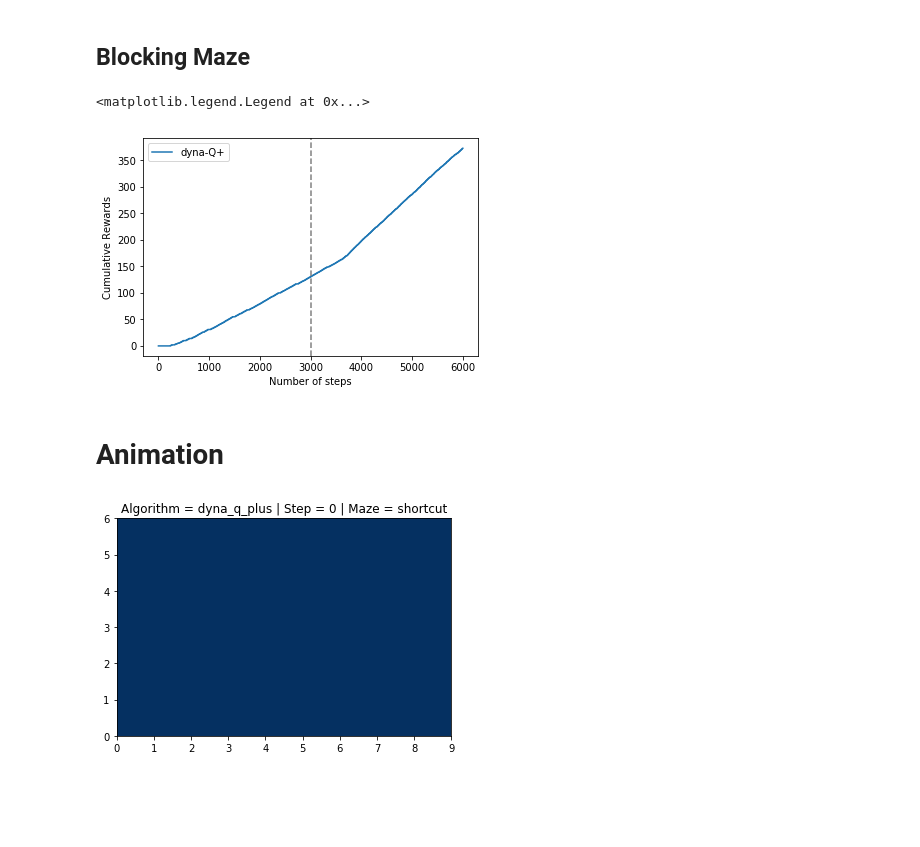
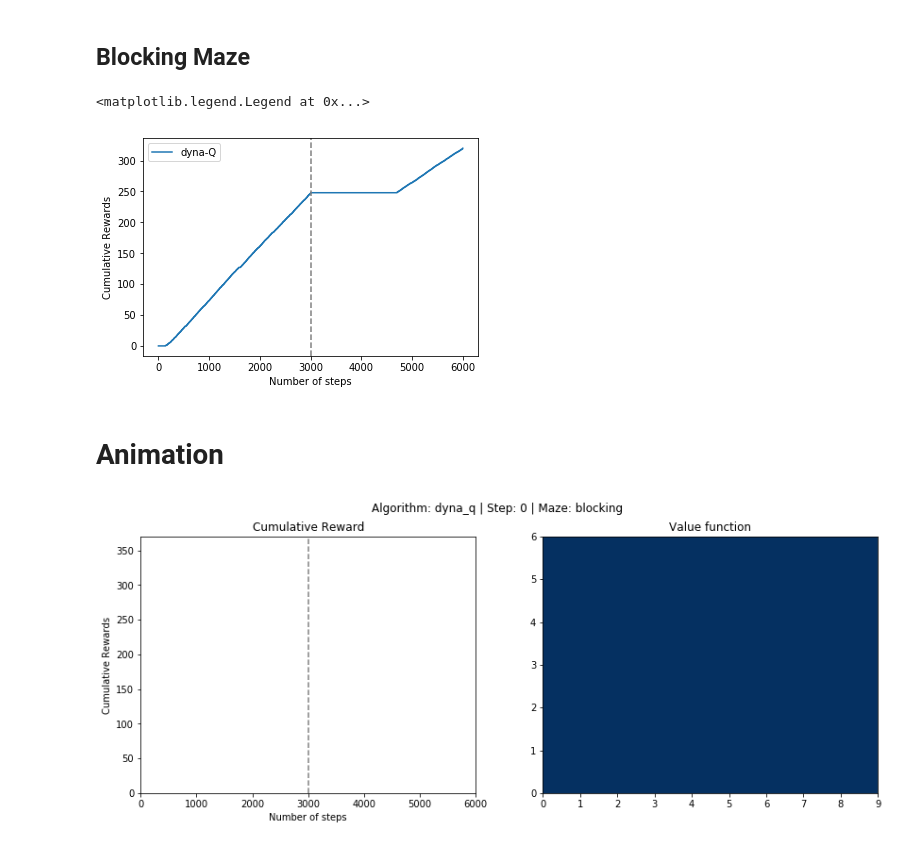
Before and after one commit to rllabmcgill/planning-temporal-abstraction-dynaqties, a Jupyter notebook: animation_test.ipynb, the cells around one changed output. Cells and saved outputs as stored; diff of their text form; code cells hidden in the pictures; blank space fills up the shorter version.

Commit message:
finalized animation including cum rewards

```diff
--- a/animation_test.ipynb
+++ b/animation_test.ipynb
@@ -44,50 +44,54 @@ def init_default_config():
 # %% [markdown]
 ## Blocking Maze
 # %%
-# # Dyna-Q
+# Dyna-Q
+config = init_default_config()
+config['arch'] = 'dyna_q'
+config['maze_type'] = 'blocking'
+result_q = dyna_main.run_experiment(config)
+
+cum_reward = 0
+cum_reward_lst_q = []
+for step in range(len(result_q)):
+    cum_reward += result_q[step]['experience']['R']
+    cum_reward_lst_q.append(cum_reward)
+
+# # Dyna-Q+
 # config = init_default_config()
-# config['arch'] = 'dyna_q'
-# config['maze_type'] = 'shortcut'
-# result_q = dyna_main.run_experiment(config)
+# config['arch'] = 'dyna_q_plus'
+# config['maze_type'] = 'blocking'
+# result_qplus = dyna_main.run_experiment(config)
 
 # cum_reward = 0
-# cum_reward_lst_q = []
-# for step in range(len(result_q)):
-#     cum_reward += result_q[step]['experience']['R']
-#     cum_reward_lst_q.append(cum_reward)
-
-# Dyna-Q+
-config = init_default_config()
-config['arch'] = 'dyna_q_plus'
-config['maze_type'] = 'shortcut'
-result_qplus = dyna_main.run_experiment(config)
-
-cum_reward = 0
-cum_reward_lst_qplus = []
-for step in range(len(result_qplus)):
-    cum_reward += result_qplus[step]['experience']['R']
-    cum_reward_lst_qplus.append(cum_reward)
+# cum_reward_lst_qplus = []
+# for step in range(len(result_qplus)):
+#     cum_reward += result_qplus[step]['experience']['R']
+#     cum_reward_lst_qplus.append(cum_reward)
 
 # Plotting cummulative rewards for the two algorithms
 plt.ylabel('Cumulative Rewards')
 plt.xlabel('Number of steps')
-# plt.plot(cum_reward_lst_q, label='dyna-Q')
-plt.plot(cum_reward_lst_qplus, label='dyna-Q+')
+plt.plot(cum_reward_lst_q, label='dyna-Q')
+# plt.plot(cum_reward_lst_qplus, label='dyna-Q+')
 plt.axvline(x=config['switch_maze_at_step'], color='grey', linestyle='--')
 plt.legend()
 # %% [output]
 <matplotlib.legend.Legend at 0x...>
-[figure, old version]
+[figure, new version]
 # %% [markdown]
 # Animation
 # %%
-fig = plt.figure()
-ax = fig.add_subplot(1,1,1)
-
-game_qplus = utils.GameAnimator(figure=fig, axes=ax, result=result_qplus)
+# fig = plt.figure()
+# ax = fig.add_subplot(1,1,1)
+fig = plt.figure(figsize=(14, 5))
+ax1 = fig.add_subplot(1, 2, 1)
+ax2 = fig.add_subplot(1, 2, 2)
+axes = [ax1, ax2]
+game_qplus = utils.GameAnimator(figure=fig, axes=axes, result=result_q)
+# game_qplus = utils.GameAnimator(figure=fig, axes=axes, result=result_qplus)
 anim_qplus = game_qplus.animate(start_step = 0, stop_step = 5999)
 # %% [output]
-[figure, old version]
+[figure, new version]
 # %%
 HTML(anim_qplus.to_html5_video())
 # %% [output]
```
Also changed, not shown: 3 other files.
